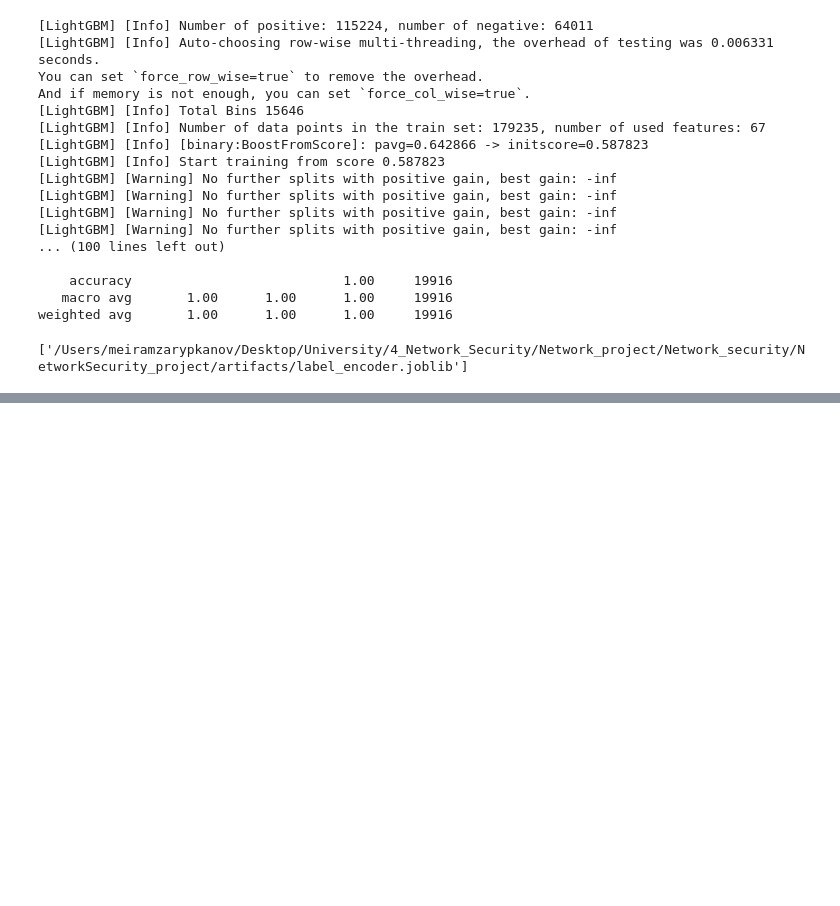
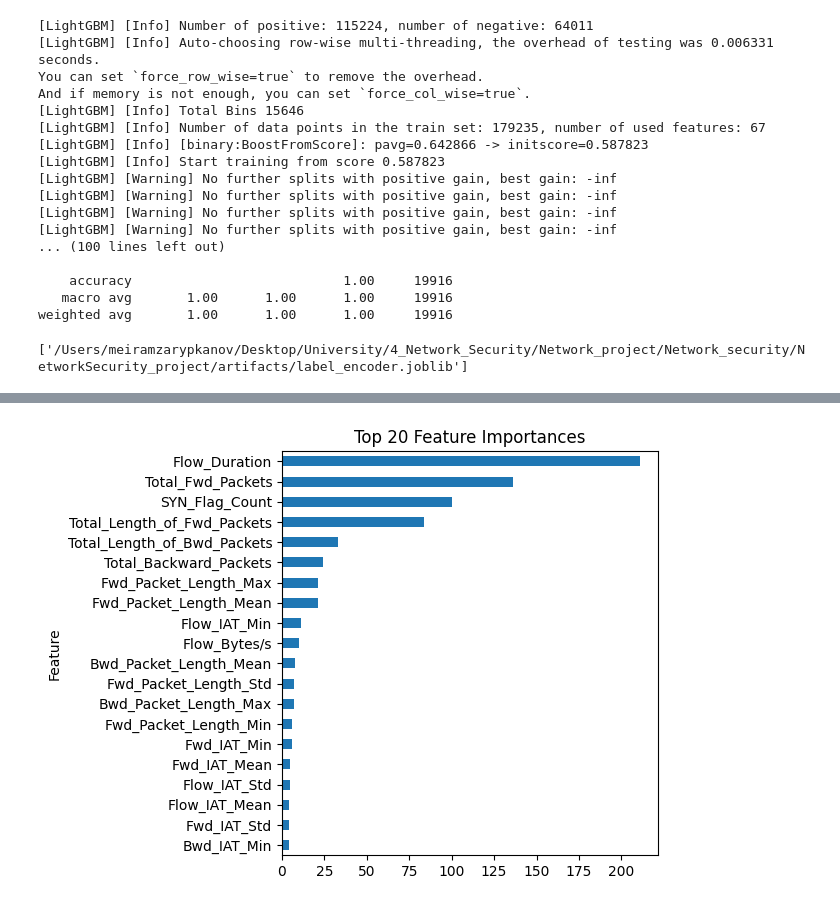
Before and after one commit to Meiram-sys/Network_security, a Jupyter notebook: NetworkSecurity_project/notebooks/model_training.ipynb, the cells around one changed output, grey strips where cells are left out. Saved outputs shown, nothing was run; the diff lists cells and outputs as text; code cells hidden in the pictures; blank space fills up the shorter version.

```diff
--- a/NetworkSecurity_project/notebooks/model_training.ipynb
+++ b/NetworkSecurity_project/notebooks/model_training.ipynb
@@ -146,0 +171,15 @@ weighted avg       1.00      1.00      1.00     19916
+# %%
+model = joblib.load("/Users/meiramzarypkanov/Desktop/University/4_Network_Security/Network_project/Network_security/NetworkSecurity_project/artifacts/lightgbm_network_traffic_model.joblib")
+# %%
+# Get feature importances
+importances = model.feature_importances_
+feature_names = model.feature_name_
+# Create DataFrame and sort
+feat_imp_df = pd.DataFrame({
+    'Feature': feature_names,
+    'Importance': importances
+}).sort_values(by="Importance", ascending=False)
+
+# Top 20 features
+top_20 = feat_imp_df.head(20)
+print(top_20)
@@ -146,0 +204,8 @@ weighted avg       1.00      1.00      1.00     19916
+# %%
+top_20.plot(kind='barh', x='Feature', y='Importance', legend=False)
+plt.gca().invert_yaxis()
+plt.title("Top 20 Feature Importances")
+plt.tight_layout()
+plt.show()
+# %% [output]
+[figure, added]
```
Also changed, not shown: parts of 5 cells of this notebook.
